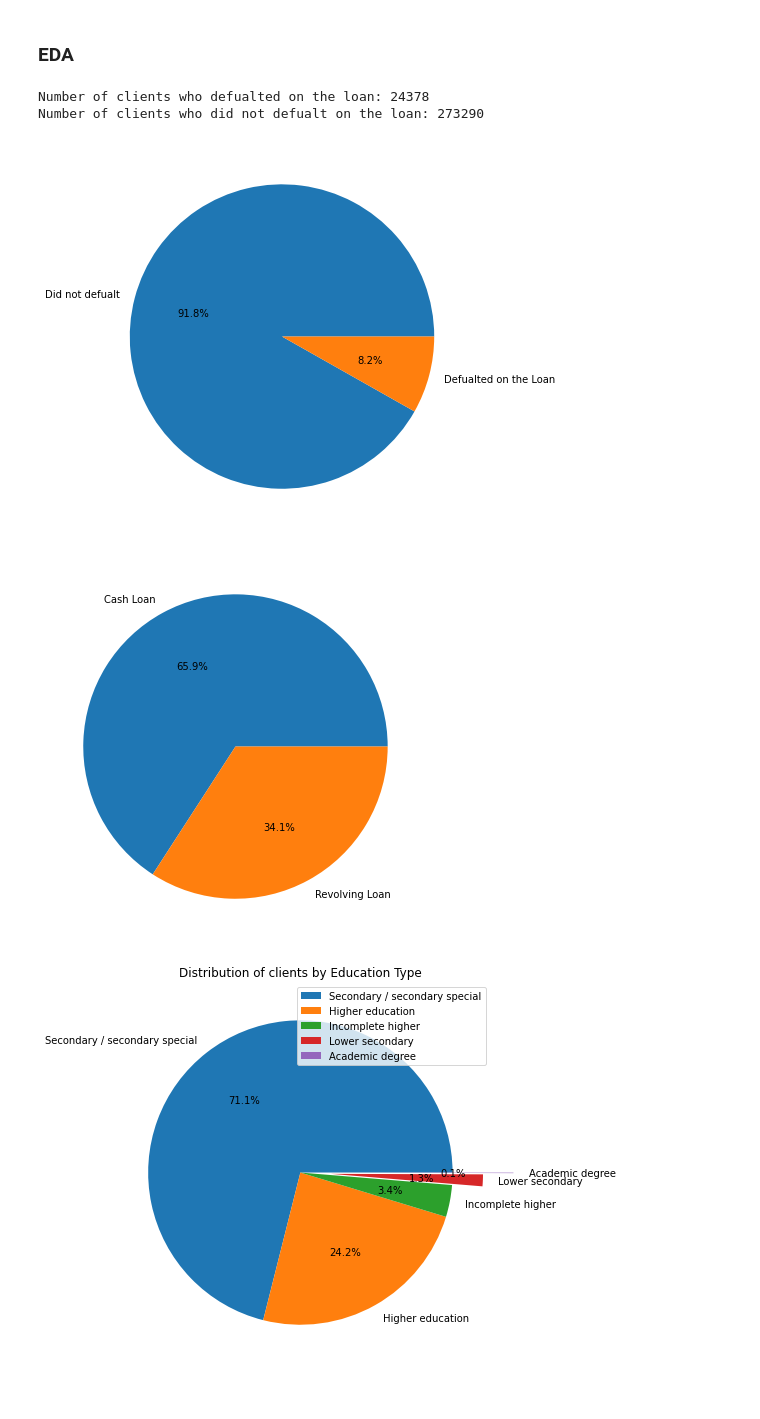
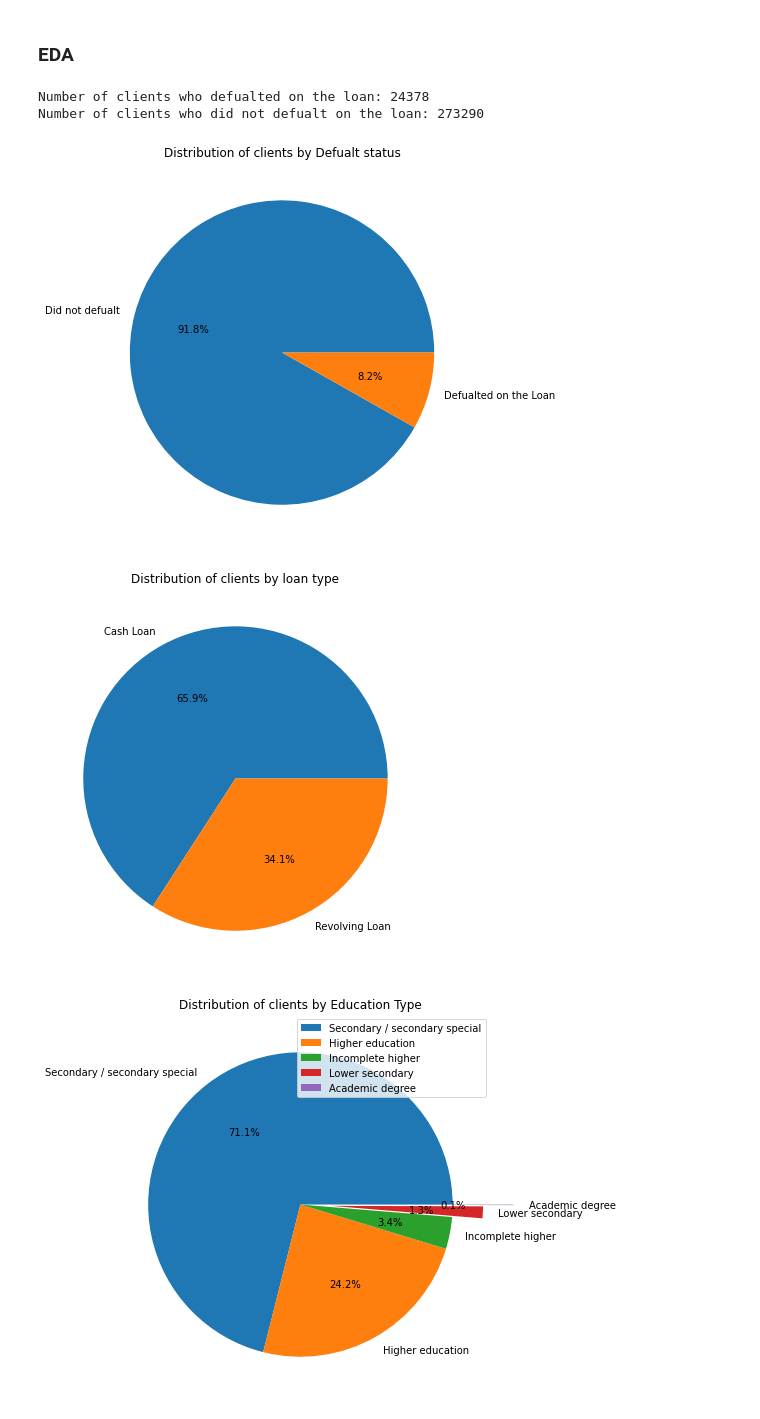
Before and after one commit to SharelCooper/LoanDefaultAnalysisAndMLPredicton, a Jupyter notebook: Loan Defualt Project .ipynb, the cells around one changed output. Drawn from its saved outputs; the diff is of its cells as text; code cells hidden in the pictures.

```diff
--- a/Loan Defualt Project .ipynb
+++ b/Loan Defualt Project .ipynb
@@ -746,19 +746,21 @@ dfNoDefualt = df[df.TARGET == 0]
 print(f"Number of clients who defualted on the loan: {dfDefualt.TARGET.count()}")
 print(f"Number of clients who did not defualt on the loan: {dfNoDefualt.TARGET.count()}")
 plt.pie(df.TARGET.value_counts(), autopct='%1.1f%%', labels = ["Did not defualt","Defualted on the Loan"])
+plt.title("Distribution of clients by Defualt status")
 # We see significant imbalances in the data. We will take care of this when building the model.
 plt.show();
 # %% [output]
 Number of clients who defualted on the loan: 24378
 Number of clients who did not defualt on the loan: 273290
-[figure, old version]
+[figure, new version]
 # %%
 # Plot the composition of revolving loans (credit lines) to cash loans
 plt.pie(
     df.NAME_CONTRACT_TYPE.value_counts(), autopct='%1.1f%%', labels = ["Cash Loan","Revolving Loan"])
+plt.title("Distribution of clients by loan type")
 plt.show();
 # %% [output]
-[figure, old version]
+[figure, new version]
 # %%
 # Look at distribution of clients by education type
 plt.pie(
```
Also changed, not shown: parts of 1 cell of this notebook.
